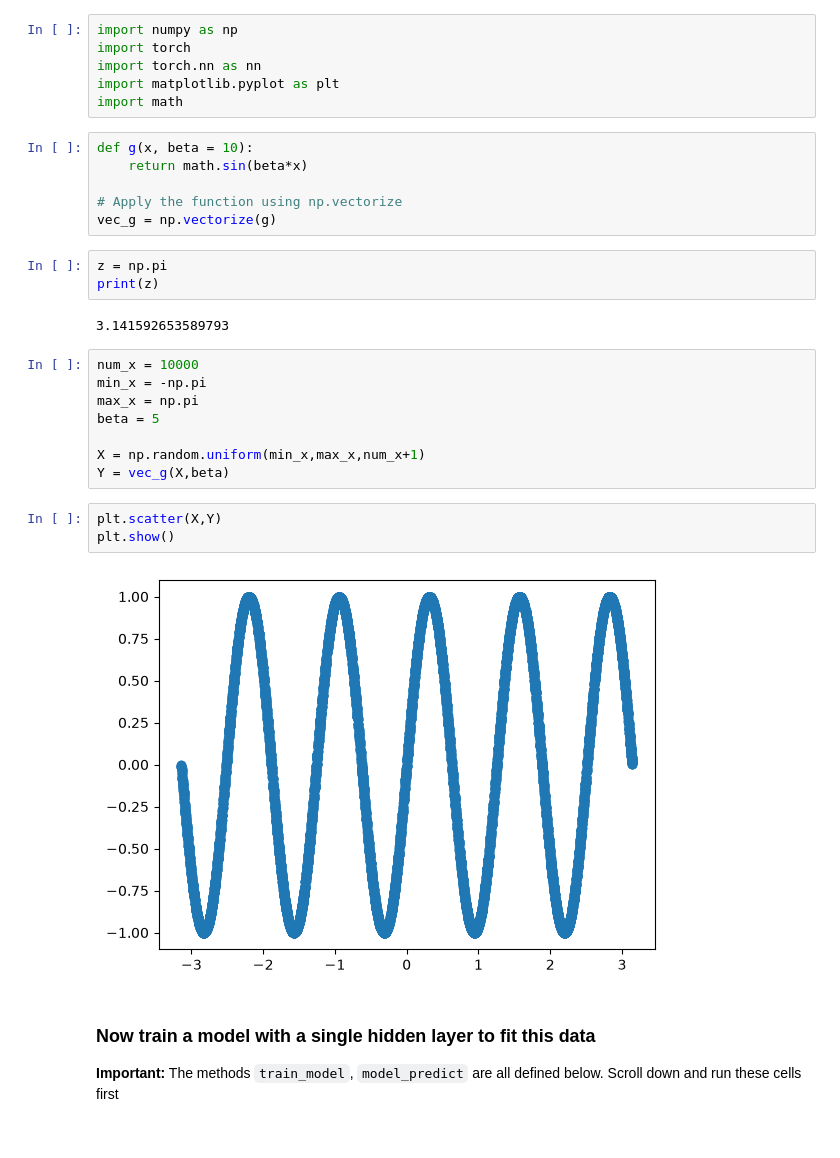
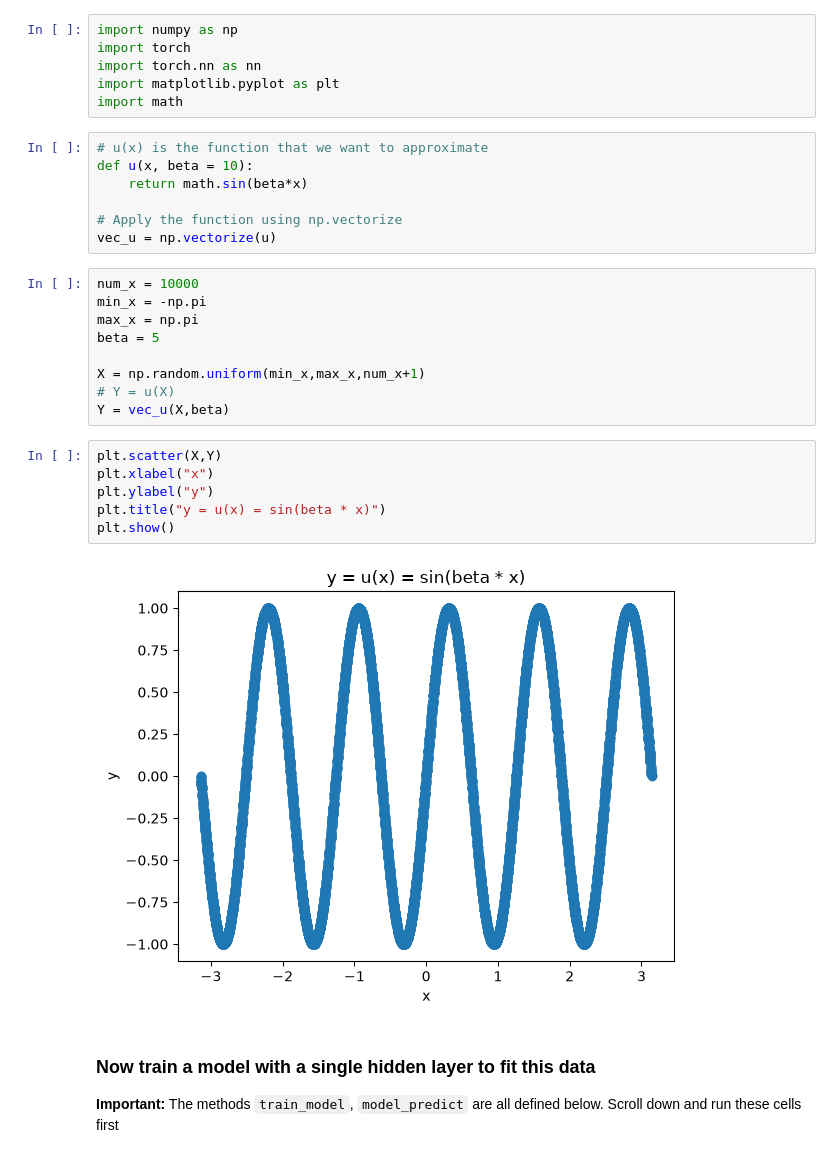
Before and after one commit to tdhadfield/DL_MATH70116_2026, a Jupyter notebook: Universal_approximation_theorem.ipynb, the cells around one changed output. Drawn from its saved outputs; the diff is of its cells as text.

```diff
--- a/Universal_approximation_theorem.ipynb
+++ b/Universal_approximation_theorem.ipynb
@@ -10,16 +10,12 @@ import torch.nn as nn
 import matplotlib.pyplot as plt
 import math
 # %%
-def g(x, beta = 10):
+# u(x) is the function that we want to approximate
+def u(x, beta = 10):
     return math.sin(beta*x)
 
 # Apply the function using np.vectorize
-vec_g = np.vectorize(g)
+vec_u = np.vectorize(u)
-# %%
-z = np.pi
-print(z)
-# %% [output]
-3.141592653589793
 # %%
 num_x = 10000
 min_x = -np.pi
@@ -27,12 +23,16 @@ max_x = np.pi
 beta = 5
 
 X = np.random.uniform(min_x,max_x,num_x+1)
-Y = vec_g(X,beta)
+# Y = u(X)
+Y = vec_u(X,beta)
 # %%
 plt.scatter(X,Y)
+plt.xlabel("x")
+plt.ylabel("y")
+plt.title("y = u(x) = sin(beta * x)")
 plt.show()
 # %% [output]
-[figure, old version]
+[figure, new version]
 # %% [markdown]
 ### Now train a model with a single hidden layer to fit this data
 <b>Important:</b> The methods <code>train_model</code>, <code>model_predict</code> are all defined below. Scroll down and run these cells first
```
Also changed, not shown: parts of 5 cells of this notebook.
